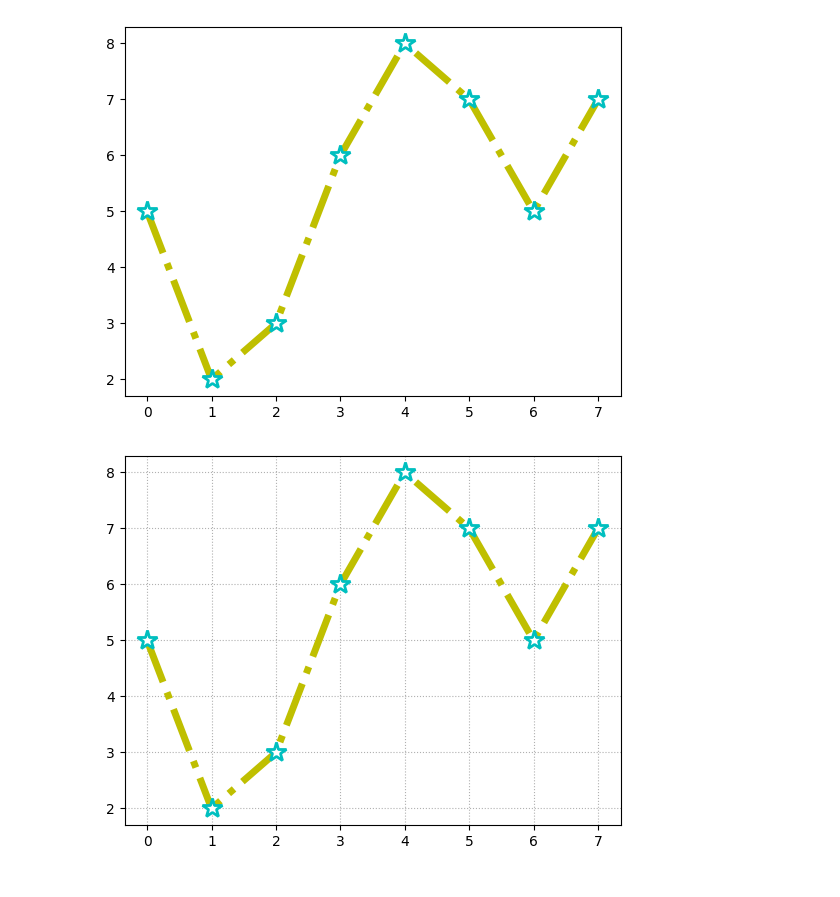
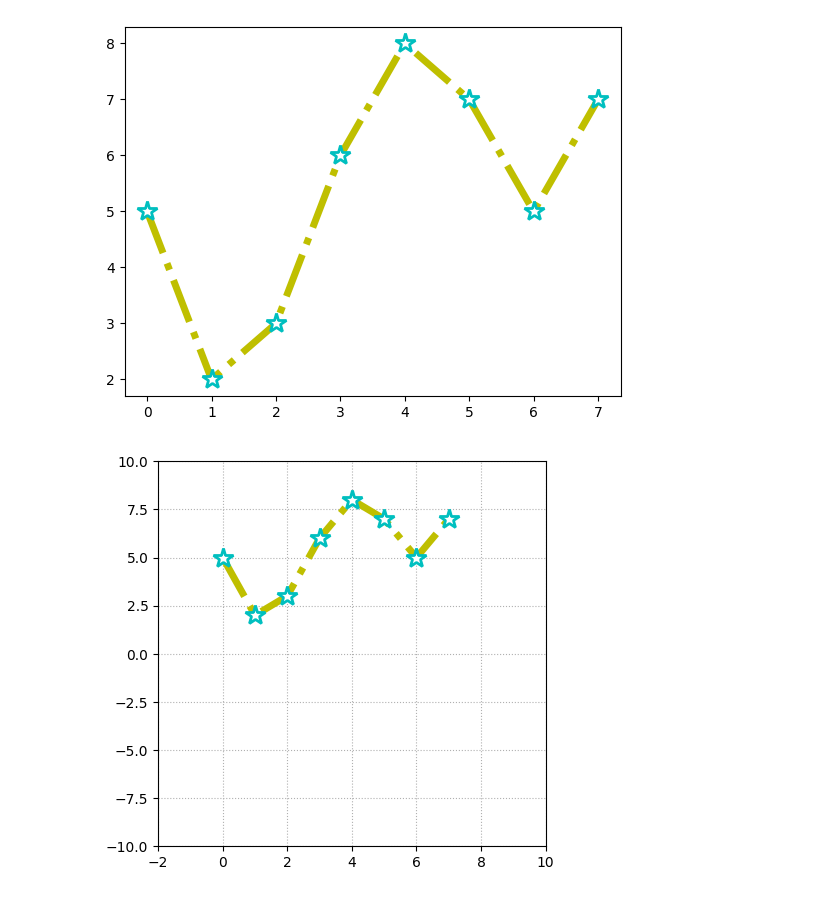
Before and after one commit to LEEYOUNGJAE1996/python_algorithm_practice, a Jupyter notebook: 스마트인재개발원/ex12matplotlib.ipynb, the cells around one changed output. Cells and saved outputs as stored; diff of their text form; code cells hidden in the pictures.

```diff
--- a/스마트인재개발원/ex12matplotlib.ipynb
+++ b/스마트인재개발원/ex12matplotlib.ipynb
@@ -67,11 +67,16 @@ plt.show()
 [figure]
 # %%
 # 격자를 넣을 필요가 존재
+
 x = np.arange(8)
 y = [5,2,3,6,8,7,5,7]
+plt.figure(figsize=(5,5))
 plt.plot(x,y, ls = '-.', c = 'y', lw = 5, marker = '*', ms = 15, mec = 'c', mfc = 'w', mew = 2)
 # grid 그리는 법 ( 그리드 : 격자눈금)
 plt.grid(ls = ':') # 모든 차트설정은 plt.show()이전에 작성해야함
+# 그래프 범위 지정
+plt.xlim(-2,10)
+plt.ylim(-10,10)
 plt.show()
 # %% [output]
-[figure, old version]
+[figure, new version]
```
Also changed, not shown: parts of 6 cells of this notebook.
